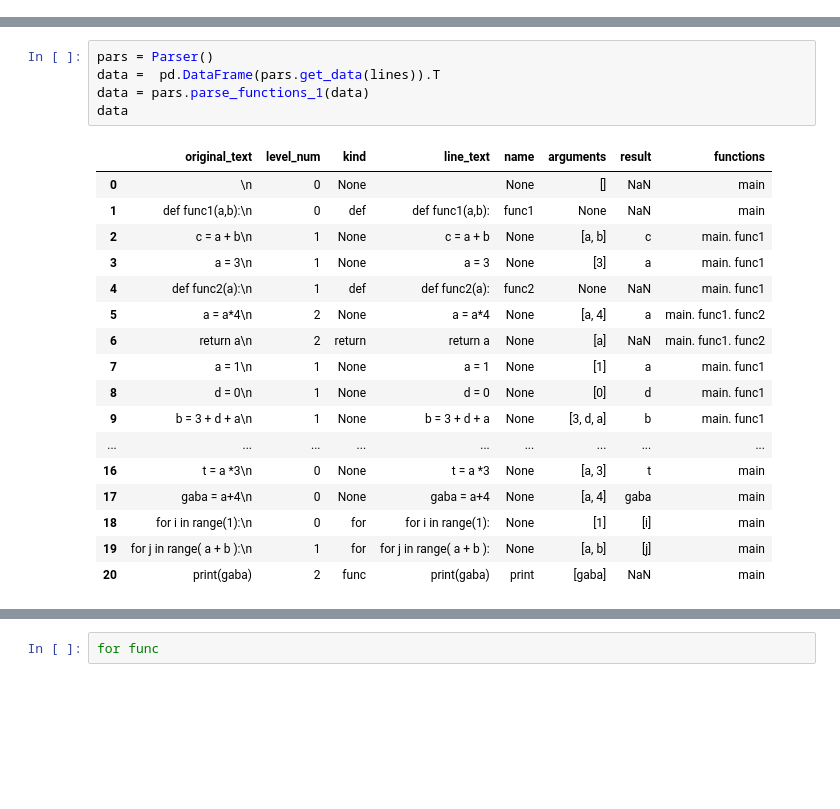
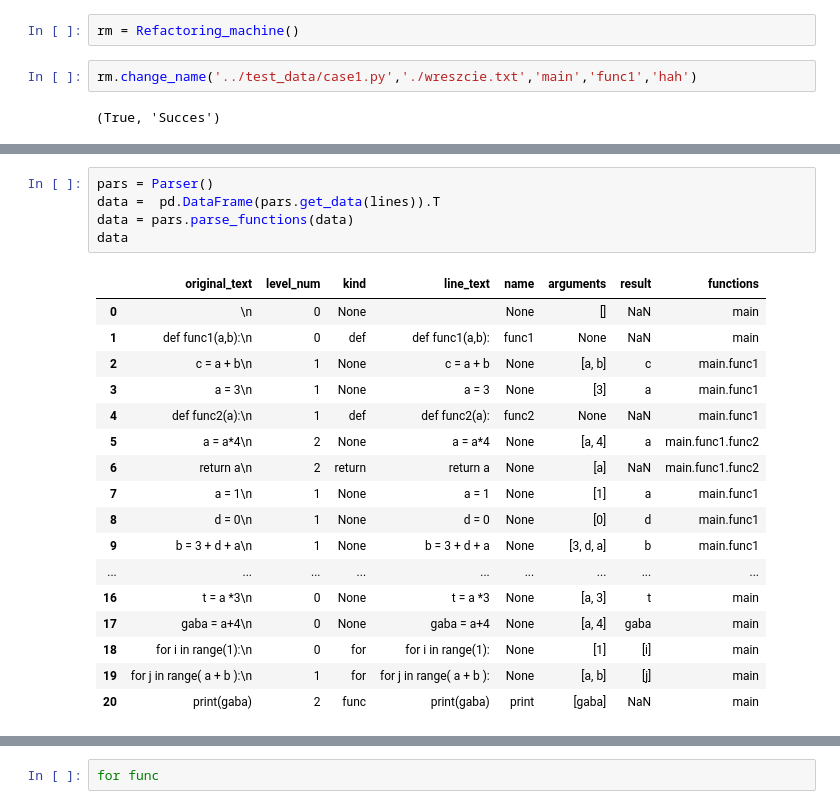
Before and after one commit to MaciejZajkowski/ECOTE-Proj, a Jupyter notebook: notebooks/testing-temp.ipynb, the cells around one changed output, grey strips where cells are left out. Drawn from its saved outputs; the diff is of its cells as text; blank space fills up the shorter version.

```diff
--- a/notebooks/testing-temp.ipynb
+++ b/notebooks/testing-temp.ipynb
@@ -8,3 +16,9 @@ import pandas as pd
+# %%
+rm = Refactoring_machine()
+# %%
+rm.change_name('../test_data/case1.py','./wreszcie.txt','main','func1','hah')
+# %% [output]
+(True, 'Succes')
 # %%
 with open('../test_data/case1.py') as f:
     lines = f.readlines()
@@ -30,20 +44,20 @@ lines
 # %%
 pars = Parser()
 data =  pd.DataFrame(pars.get_data(lines)).T
-data = pars.parse_functions_1(data)
+data = pars.parse_functions(data)
 data
 # %% [output]
 |  | original_text | level_num | kind | line_text | name | arguments | result | functions |
 | 0 | \n | 0 | None |  | None | [] | NaN | main |
 | 1 | def func1(a,b):\n | 0 | def | def func1(a,b): | func1 | None | NaN | main |
-| 2 | c = a + b\n | 1 | None | c = a + b | None | [a, b] | c | main. func1 |
-| 3 | a = 3\n | 1 | None | a = 3 | None | [3] | a | main. func1 |
-| 4 | def func2(a):\n | 1 | def | def func2(a): | func2 | None | NaN | main. func1 |
-| 5 | a = a*4\n | 2 | None | a = a*4 | None | [a, 4] | a | main. func1. func2 |
-| 6 | return a\n | 2 | return | return a | None | [a] | NaN | main. func1. func2 |
-| 7 | a = 1\n | 1 | None | a = 1 | None | [1] | a | main. func1 |
-| 8 | d = 0\n | 1 | None | d = 0 | None | [0] | d | main. func1 |
-| 9 | b = 3 + d + a\n | 1 | None | b = 3 + d + a | None | [3, d, a] | b | main. func1 |
+| 2 | c = a + b\n | 1 | None | c = a + b | None | [a, b] | c | main.func1 |
+| 3 | a = 3\n | 1 | None | a = 3 | None | [3] | a | main.func1 |
+| 4 | def func2(a):\n | 1 | def | def func2(a): | func2 | None | NaN | main.func1 |
+| 5 | a = a*4\n | 2 | None | a = a*4 | None | [a, 4] | a | main.func1.func2 |
+| 6 | return a\n | 2 | return | return a | None | [a] | NaN | main.func1.func2 |
+| 7 | a = 1\n | 1 | None | a = 1 | None | [1] | a | main.func1 |
+| 8 | d = 0\n | 1 | None | d = 0 | None | [0] | d | main.func1 |
+| 9 | b = 3 + d + a\n | 1 | None | b = 3 + d + a | None | [3, d, a] | b | main.func1 |
 | ... | ... | ... | ... | ... | ... | ... | ... | ... |
 | 16 | t = a *3\n | 0 | None | t = a *3 | None | [a, 3] | t | main |
 | 17 | gaba = a+4\n | 0 | None | gaba = a+4 | None | [a, 4] | gaba | main |
```
Also changed, not shown: parts of 5 cells of this notebook, 7 other files.
